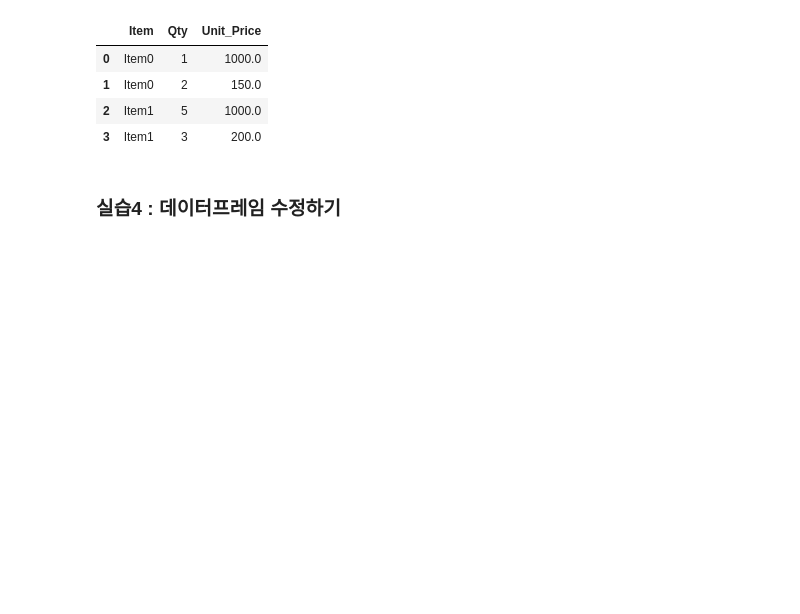
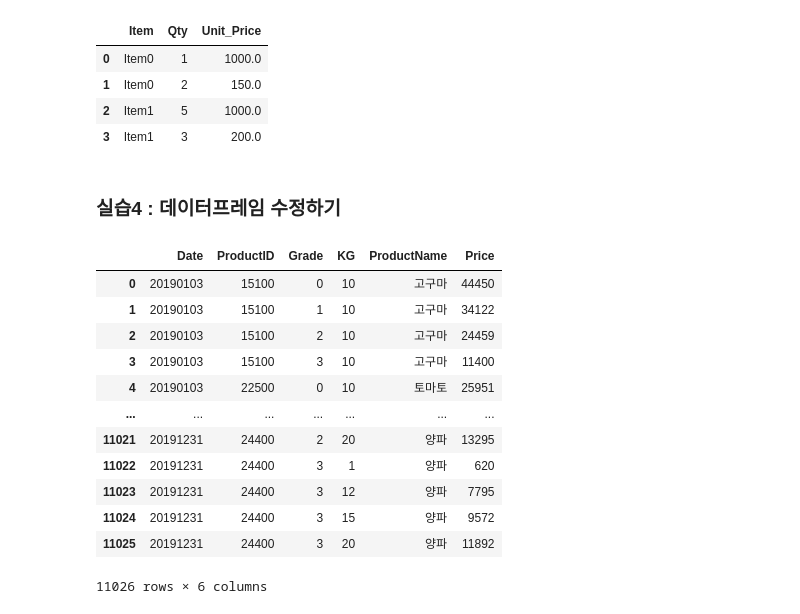
Before and after one commit to oms1226/20201130_python_farmingindustry, a Jupyter notebook: 1week/03 Pandas1.ipynb, the cells around one changed output. Drawn from its saved outputs; the diff is of its cells as text; code cells hidden in the pictures; blank space fills up the shorter version.

```diff
--- a/1week/03 Pandas1.ipynb
+++ b/1week/03 Pandas1.ipynb
@@ -355,6 +765,24 @@ df1
 ### 실습4 : 데이터프레임 수정하기
 # %%
 # 1)https://raw.githubusercontent.com/DA4BAM/dataset/master/garak_market_price.CSV 을 읽고, g_price에 담습니다.
+import ssl
+ssl._create_default_https_context = ssl._create_unverified_context
+
+garak_market_price = pd.read_csv('https://raw.githubusercontent.com/DA4BAM/dataset/master/garak_market_price.CSV')
 
 
-# 2) ProductID 칼럼을 삭제합니다.
+garak_market_price
+# %% [output]
+|  | Date | ProductID | Grade | KG | ProductName | Price |
+| 0 | 20190103 | 15100 | 0 | 10 | 고구마 | 44450 |
+| 1 | 20190103 | 15100 | 1 | 10 | 고구마 | 34122 |
+| 2 | 20190103 | 15100 | 2 | 10 | 고구마 | 24459 |
+| 3 | 20190103 | 15100 | 3 | 10 | 고구마 | 11400 |
+| 4 | 20190103 | 22500 | 0 | 10 | 토마토 | 25951 |
+| ... | ... | ... | ... | ... | ... | ... |
+| 11021 | 20191231 | 24400 | 2 | 20 | 양파 | 13295 |
+| 11022 | 20191231 | 24400 | 3 | 1 | 양파 | 620 |
+| 11023 | 20191231 | 24400 | 3 | 12 | 양파 | 7795 |
+| 11024 | 20191231 | 24400 | 3 | 15 | 양파 | 9572 |
+| 11025 | 20191231 | 24400 | 3 | 20 | 양파 | 11892 |
+11026 rows × 6 columns
```
Also changed, not shown: parts of 62 cells of this notebook.
